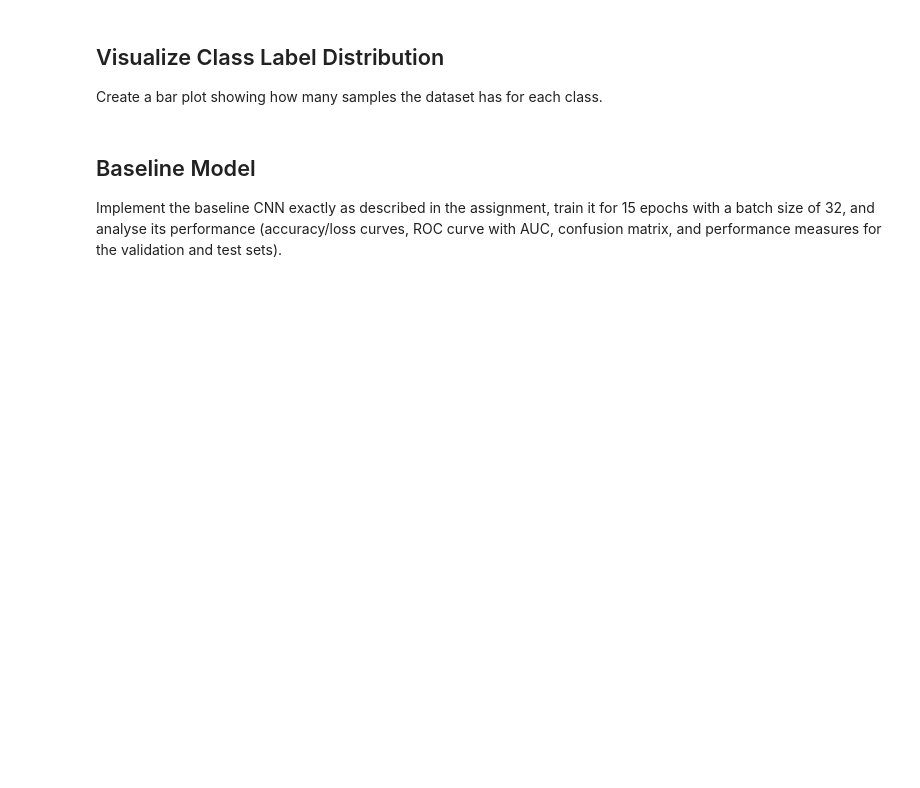
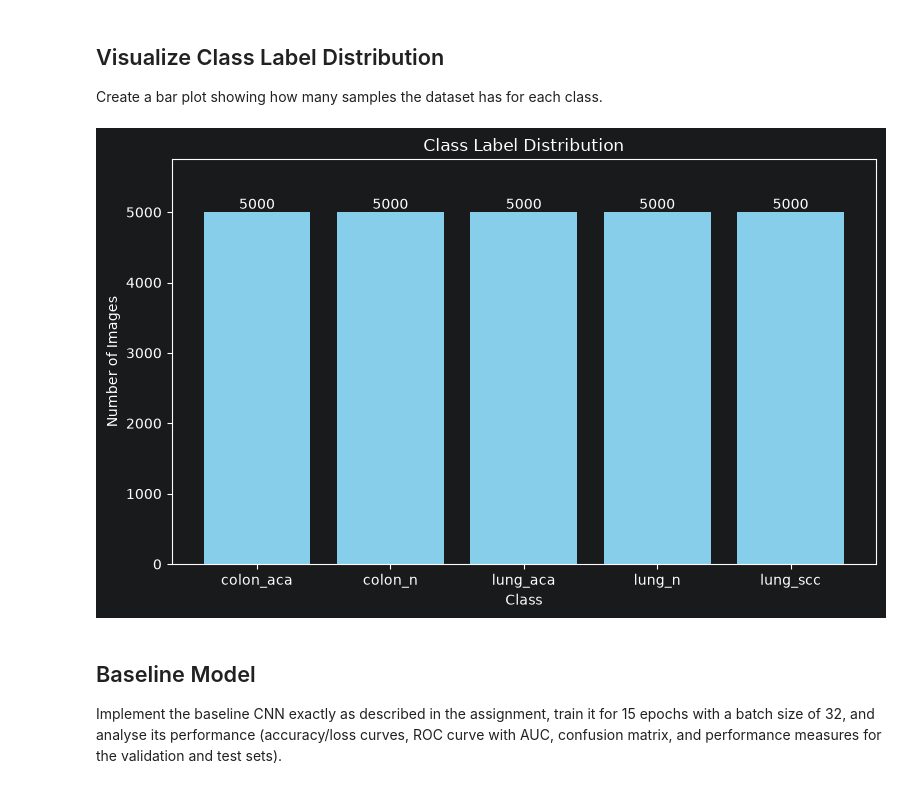
Before and after one commit to lordmana/Lung-and-Colon-Cancer-Classification, a Jupyter notebook: notebook/DL_Assignment_2026.ipynb, the cells around one changed output. Cells and saved outputs as stored; diff of their text form; code cells hidden in the pictures; blank space fills up the shorter version.

```diff
--- a/notebook/DL_Assignment_2026.ipynb
+++ b/notebook/DL_Assignment_2026.ipynb
@@ -189,6 +231,28 @@ image, arranged in a single figure.
 ## Visualize Class Label Distribution
 
 Create a bar plot showing how many samples the dataset has for each class.
+# %%
+import numpy as np
+import matplotlib.pyplot as plt
+
+# Count the number of images in each class
+classes, counts = np.unique(class_labels, return_counts=True)
+
+plt.figure(figsize=(8, 5))
+plt.bar(classes, counts, color="skyblue")
+plt.title("Class Label Distribution")
+plt.xlabel("Class")
+plt.ylabel("Number of Images")
+plt.ylim(0, counts.max() * 1.15)
+
+# Display the count above each bar
+for i in range(len(classes)):
+    plt.text(i, counts[i], str(counts[i]), ha="center", va="bottom")
+
+plt.tight_layout()
+plt.show()
+# %% [output]
+[figure, added]
 # %% [markdown]
 ## Baseline Model
 
```
Also changed, not shown: parts of 25 cells of this notebook, 2 other files.
